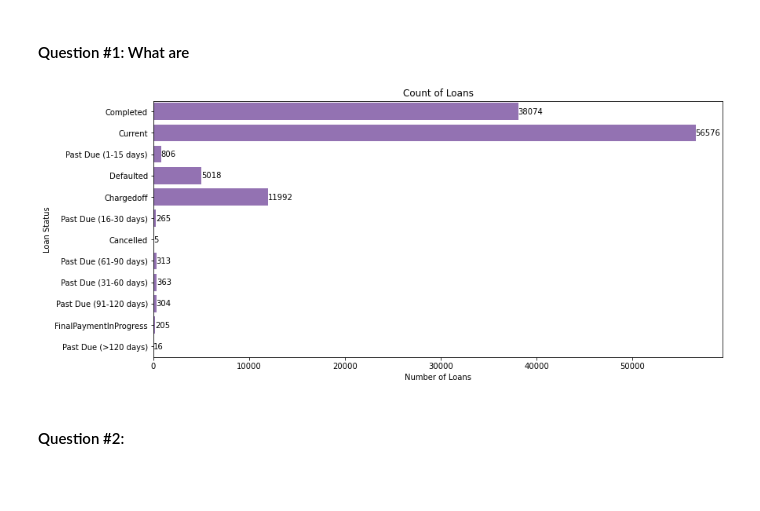
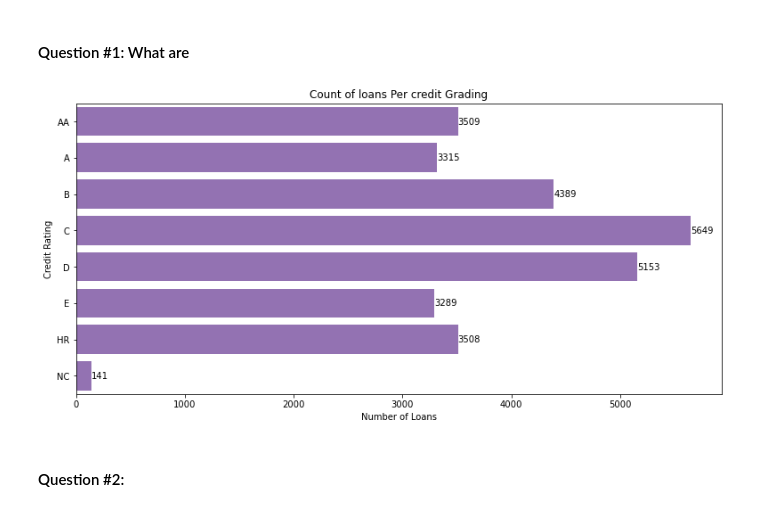
Before and after one commit to zadmainda/exploratory-visuals, a Jupyter notebook: Part_I_exploration.ipynb, the cells around one changed output. Saved outputs shown, nothing was run; the diff lists cells and outputs as text; code cells hidden in the pictures; blank space fills up the shorter version.

```diff
--- a/Part_I_exploration.ipynb
+++ b/Part_I_exploration.ipynb
@@ -313,3 +311,5 @@ sorted_credits = ['NC', 'HR', 'E', 'D', 'C', 'B', 'A', 'AA']
+# %%
+sorted_credits = ['AA', 'A', 'B', 'C', 'D', 'E', 'HR', 'NC']
 # %%
 loan_clean['CreditGrade'] = pd.Categorical(loan_clean['CreditGrade'], sorted_credits, ordered=True)
 # %%
@@ -382,14 +382,14 @@ def draw_bar(colname):
 # %%
 
 plt.figure(figsize = (13,6))
 
-draw_bar('LoanStatus')
+draw_bar('CreditGrade')
 
 plt.xlabel('Number of Loans')
-plt.ylabel('Loan Status')
-plt.title('Count of Loans');
+plt.ylabel('Credit Rating')
+plt.title('Count of loans Per credit Grading');
 # %% [output]
-[figure, old version]
+[figure, new version]
 # %% [markdown]
 #### Question #2:
 # %%
```
Also changed, not shown: parts of 34 cells of this notebook, 1 other file.
